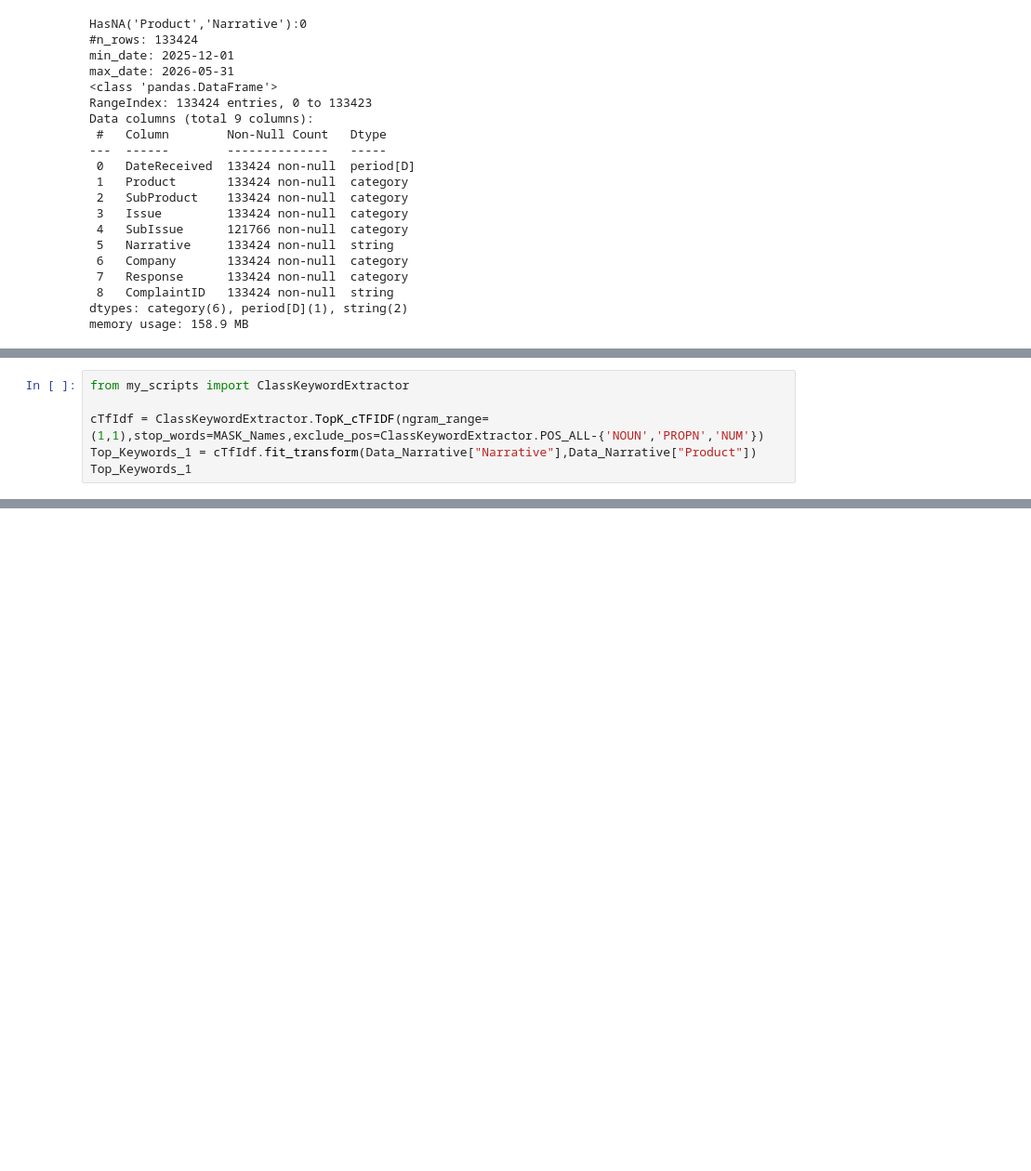
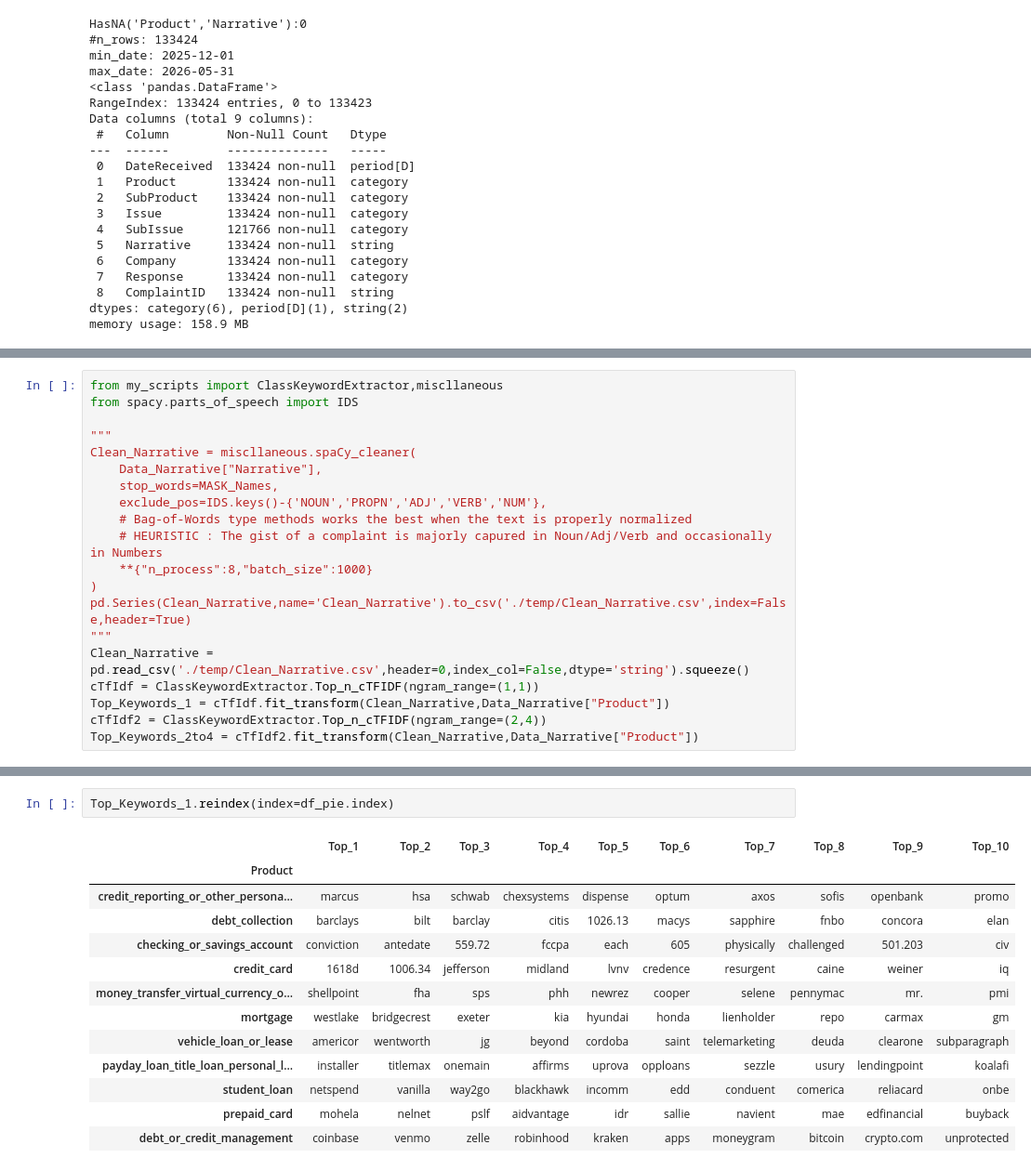
Before and after one commit to idnantimar/CFPB-Customer_Complaint_Analysis-beyond-classifiers, a Jupyter notebook: Customer Complaint Analysis.ipynb, the cells around one changed output, grey strips where cells are left out. Shown at 93% size. Saved outputs shown, nothing was run; the diff lists cells and outputs as text; blank space fills up the shorter version.

```diff
--- a/Customer Complaint Analysis.ipynb
+++ b/Customer Complaint Analysis.ipynb
@@ -154,6 +165,20 @@ plt.show()
 # %%
-from my_scripts import ClassKeywordExtractor
+from my_scripts import ClassKeywordExtractor,miscllaneous
+from spacy.parts_of_speech import IDS
 
-cTfIdf = ClassKeywordExtractor.TopK_cTFIDF(ngram_range=(1,1),stop_words=MASK_Names,exclude_pos=ClassKeywordExtractor.POS_ALL-{'NOUN','PROPN','NUM'})
-Top_Keywords_1 = cTfIdf.fit_transform(Data_Narrative["Narrative"],Data_Narrative["Product"])
-Top_Keywords_1
+"""
+Clean_Narrative = miscllaneous.spaCy_cleaner(
+    Data_Narrative["Narrative"],
+    stop_words=MASK_Names,
+    exclude_pos=IDS.keys()-{'NOUN','PROPN','ADJ','VERB','NUM'},
+    # Bag-of-Words type methods works the best when the text is properly normalized
+    # HEURISTIC : The gist of a complaint is majorly capured in Noun/Adj/Verb and occasionally in Numbers
+    **{"n_process":8,"batch_size":1000}
+)
+pd.Series(Clean_Narrative,name='Clean_Narrative').to_csv('./temp/Clean_Narrative.csv',index=False,header=True)
+"""
+Clean_Narrative = pd.read_csv('./temp/Clean_Narrative.csv',header=0,index_col=False,dtype='string').squeeze()
+cTfIdf = ClassKeywordExtractor.Top_n_cTFIDF(ngram_range=(1,1))
+Top_Keywords_1 = cTfIdf.fit_transform(Clean_Narrative,Data_Narrative["Product"])
+cTfIdf2 = ClassKeywordExtractor.Top_n_cTFIDF(ngram_range=(2,4))
+Top_Keywords_2to4 = cTfIdf2.fit_transform(Clean_Narrative,Data_Narrative["Product"])
@@ -173 +185,17 @@ Top_Keywords_1
+# %%
+Top_Keywords_1.reindex(index=df_pie.index)
+# %% [output]
+|  | Top_1 | Top_2 | Top_3 | Top_4 | Top_5 | Top_6 | Top_7 | Top_8 | Top_9 | Top_10 |
+| Product |  |  |  |  |  |  |  |  |  |  |
+| credit_reporting_or_other_persona... | marcus | hsa | schwab | chexsystems | dispense | optum | axos | sofis | openbank | promo |
+| debt_collection | barclays | bilt | barclay | citis | 1026.13 | macys | sapphire | fnbo | concora | elan |
+| checking_or_savings_account | conviction | antedate | 559.72 | fccpa | each | 605 | physically | challenged | 501.203 | civ |
+| credit_card | 1618d | 1006.34 | jefferson | midland | lvnv | credence | resurgent | caine | weiner | iq |
+| money_transfer_virtual_currency_o... | shellpoint | fha | sps | phh | newrez | cooper | selene | pennymac | mr. | pmi |
+| mortgage | westlake | bridgecrest | exeter | kia | hyundai | honda | lienholder | repo | carmax | gm |
+| vehicle_loan_or_lease | americor | wentworth | jg | beyond | cordoba | saint | telemarketing | deuda | clearone | subparagraph |
+| payday_loan_title_loan_personal_l... | installer | titlemax | onemain | affirms | uprova | opploans | sezzle | usury | lendingpoint | koalafi |
+| student_loan | netspend | vanilla | way2go | blackhawk | incomm | edd | conduent | comerica | reliacard | onbe |
+| prepaid_card | mohela | nelnet | pslf | aidvantage | idr | sallie | navient | mae | edfinancial | buyback |
+| debt_or_credit_management | coinbase | venmo | zelle | robinhood | kraken | apps | moneygram | bitcoin | crypto.com | unprotected |
 # %%
```
Also changed, not shown: parts of 12 cells of this notebook.
